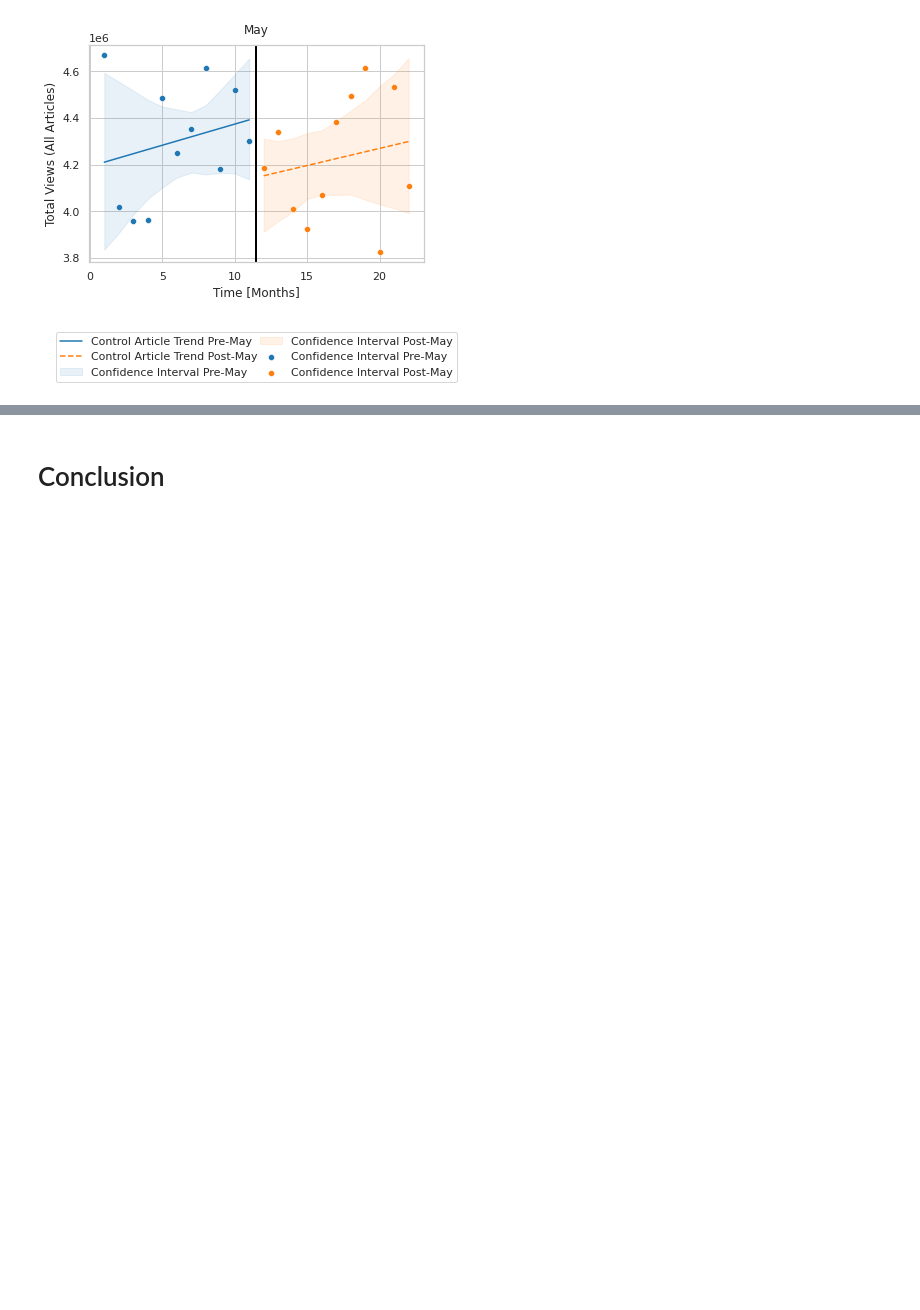
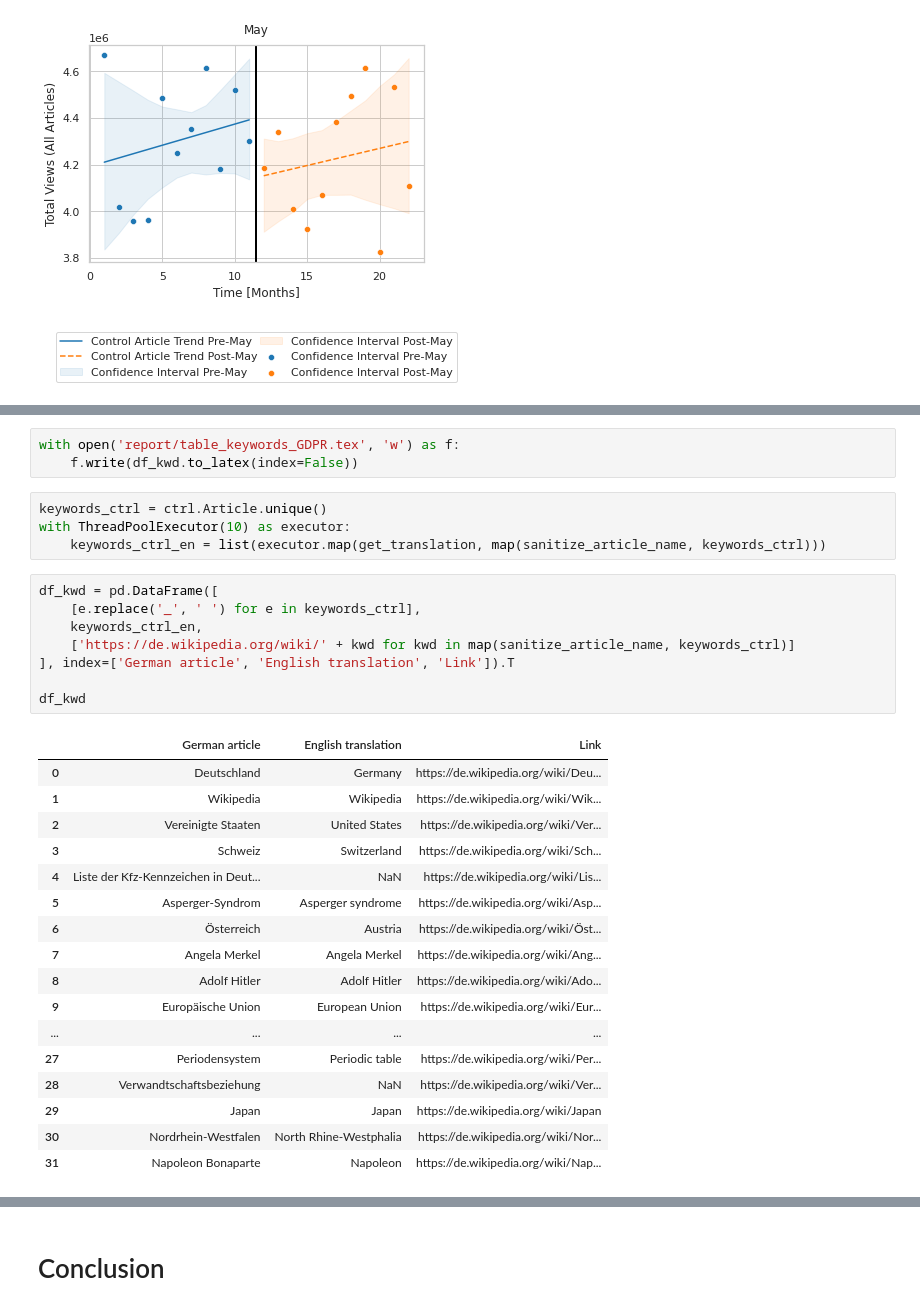
Before and after one commit to epfl-ada/ada-2020-project-milestone-p3-p3_studybuddy, a Jupyter notebook: MilestoneP3.ipynb, the cells around one changed output, grey strips where cells are left out. Cells and saved outputs as stored; diff of their text form; blank space fills up the shorter version.

```diff
--- a/MilestoneP3.ipynb
+++ b/MilestoneP3.ipynb
@@ -1283,0 +1393,33 @@ plt.savefig('figs/May_control_trend.pdf', bbox_inches='tight')
+# %%
+with open('report/table_keywords_GDPR.tex', 'w') as f:
+    f.write(df_kwd.to_latex(index=False))
+# %%
+keywords_ctrl = ctrl.Article.unique()
+with ThreadPoolExecutor(10) as executor:
+    keywords_ctrl_en = list(executor.map(get_translation, map(sanitize_article_name, keywords_ctrl)))
+# %%
+df_kwd = pd.DataFrame([
+    [e.replace('_', ' ') for e in keywords_ctrl],
+    keywords_ctrl_en,
+    ['https://de.wikipedia.org/wiki/' + kwd for kwd in map(sanitize_article_name, keywords_ctrl)]
+], index=['German article', 'English translation', 'Link']).T
+
+df_kwd
+# %% [output]
+|  | German article | English translation | Link |
+| 0 | Deutschland | Germany | https://de.wikipedia.org/wiki/Deu... |
+| 1 | Wikipedia | Wikipedia | https://de.wikipedia.org/wiki/Wik... |
+| 2 | Vereinigte Staaten | United States | https://de.wikipedia.org/wiki/Ver... |
+| 3 | Schweiz | Switzerland | https://de.wikipedia.org/wiki/Sch... |
+| 4 | Liste der Kfz-Kennzeichen in Deut... | NaN | https://de.wikipedia.org/wiki/Lis... |
+| 5 | Asperger-Syndrom | Asperger syndrome | https://de.wikipedia.org/wiki/Asp... |
+| 6 | Österreich | Austria | https://de.wikipedia.org/wiki/Öst... |
+| 7 | Angela Merkel | Angela Merkel | https://de.wikipedia.org/wiki/Ang... |
+| 8 | Adolf Hitler | Adolf Hitler | https://de.wikipedia.org/wiki/Ado... |
+| 9 | Europäische Union | European Union | https://de.wikipedia.org/wiki/Eur... |
+| ... | ... | ... | ... |
+| 27 | Periodensystem | Periodic table | https://de.wikipedia.org/wiki/Per... |
+| 28 | Verwandtschaftsbeziehung | NaN | https://de.wikipedia.org/wiki/Ver... |
+| 29 | Japan | Japan | https://de.wikipedia.org/wiki/Japan |
+| 30 | Nordrhein-Westfalen | North Rhine-Westphalia | https://de.wikipedia.org/wiki/Nor... |
+| 31 | Napoleon Bonaparte | Napoleon | https://de.wikipedia.org/wiki/Nap... |
```
Also changed, not shown: parts of 21 cells of this notebook.
